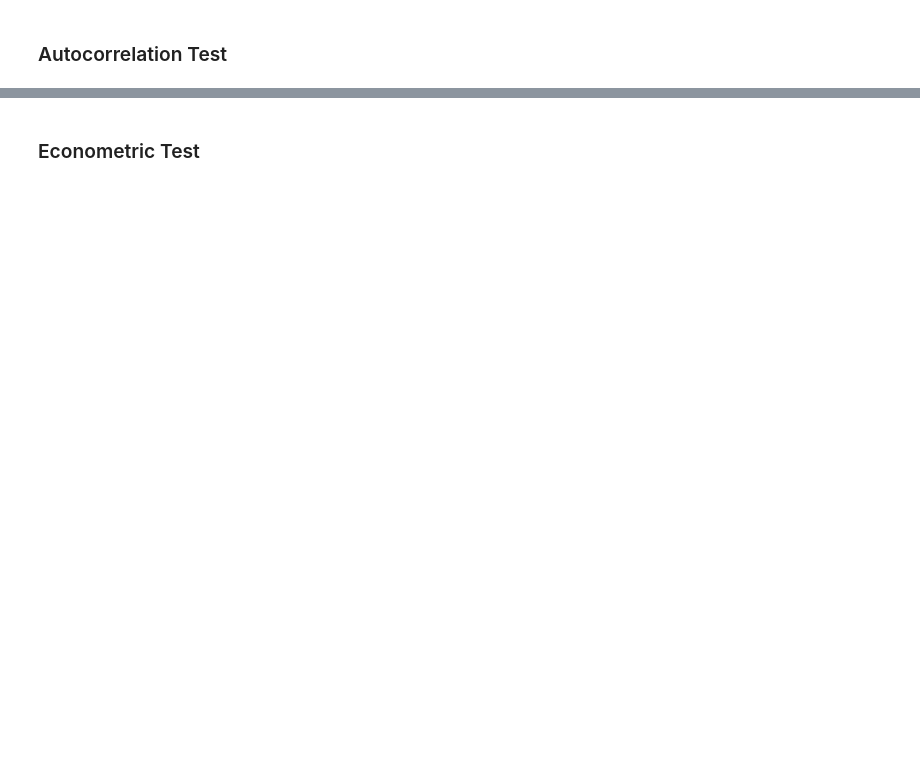
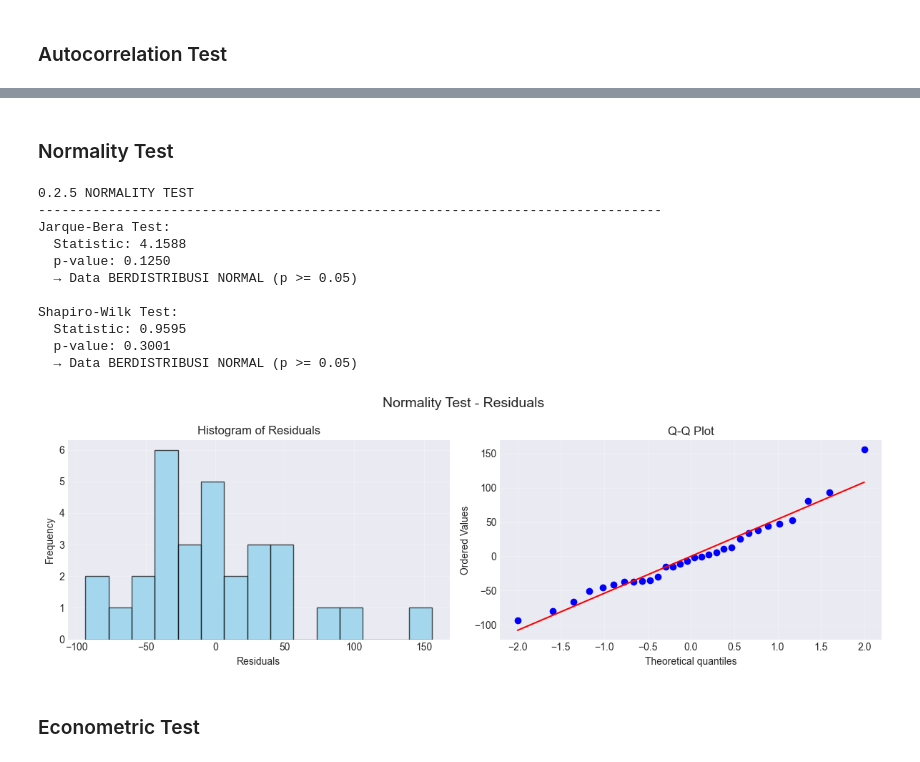
Before and after one commit to maybeitsai/gold-price-prediction, a Jupyter notebook: main.ipynb, the cells around one changed output, grey strips where cells are left out. Drawn from its saved outputs; the diff is of its cells as text; code cells hidden in the pictures; blank space fills up the shorter version.

```diff
--- a/main.ipynb
+++ b/main.ipynb
@@ -88,2 +478,59 @@
+# %% [markdown]
+### Normality Test
+# %%
+print("\n0.2.5 NORMALITY TEST")
+print("-"*80)
+
+# Jarque-Bera test
+jb_stat, jb_pvalue = jarque_bera(residuals)
+print("Jarque-Bera Test:")
+print(f"  Statistic: {jb_stat:.4f}")
+print(f"  p-value: {jb_pvalue:.4f}")
+if jb_pvalue < 0.05:
+    print("  → Data TIDAK BERDISTRIBUSI NORMAL (p < 0.05)")
+else:
+    print("  → Data BERDISTRIBUSI NORMAL (p >= 0.05)")
+
+# Shapiro-Wilk test
+shapiro_stat, shapiro_pvalue = shapiro(residuals)
+print(f"\nShapiro-Wilk Test:")
+print(f"  Statistic: {shapiro_stat:.4f}")
+print(f"  p-value: {shapiro_pvalue:.4f}")
+if shapiro_pvalue < 0.05:
+    print("  → Data TIDAK BERDISTRIBUSI NORMAL (p < 0.05)")
+else:
+    print("  → Data BERDISTRIBUSI NORMAL (p >= 0.05)")
+
+# Visualization
+fig, axes = plt.subplots(1, 2, figsize=(12, 4))
+fig.suptitle('Normality Test - Residuals', fontsize=14)
+
+# Histogram
+axes[0].hist(residuals, bins=15, color='skyblue', edgecolor='black', alpha=0.7)
+axes[0].set_title('Histogram of Residuals')
+axes[0].set_xlabel('Residuals')
+axes[0].set_ylabel('Frequency')
+axes[0].grid(True, alpha=0.3)
+
+# Q-Q plot
+stats.probplot(residuals, dist="norm", plot=axes[1])
+axes[1].set_title('Q-Q Plot')
+axes[1].grid(True, alpha=0.3)
+
+plt.tight_layout()
+plt.show()
+# %% [output]
+0.2.5 NORMALITY TEST
+--------------------------------------------------------------------------------
+Jarque-Bera Test:
+  Statistic: 4.1588
+  p-value: 0.1250
+  → Data BERDISTRIBUSI NORMAL (p >= 0.05)
+
+Shapiro-Wilk Test:
+  Statistic: 0.9595
+  p-value: 0.3001
+  → Data BERDISTRIBUSI NORMAL (p >= 0.05)
+[figure, added]
 # %% [markdown]
 ### Econometric Test
```
Also changed, not shown: parts of 55 cells of this notebook.
